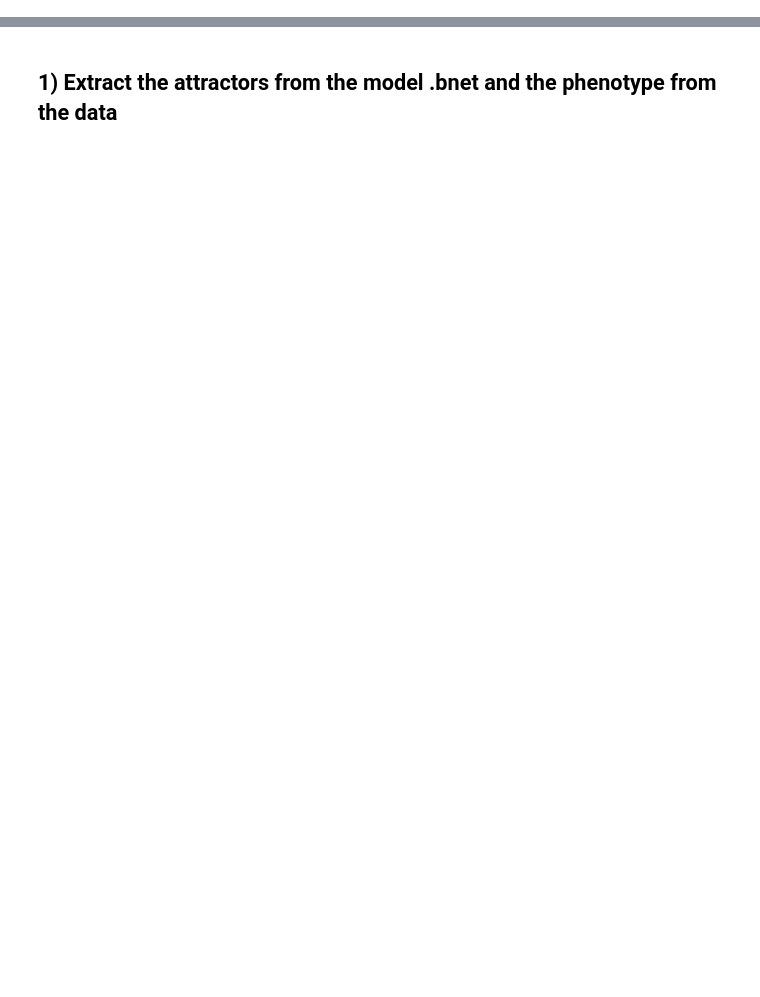
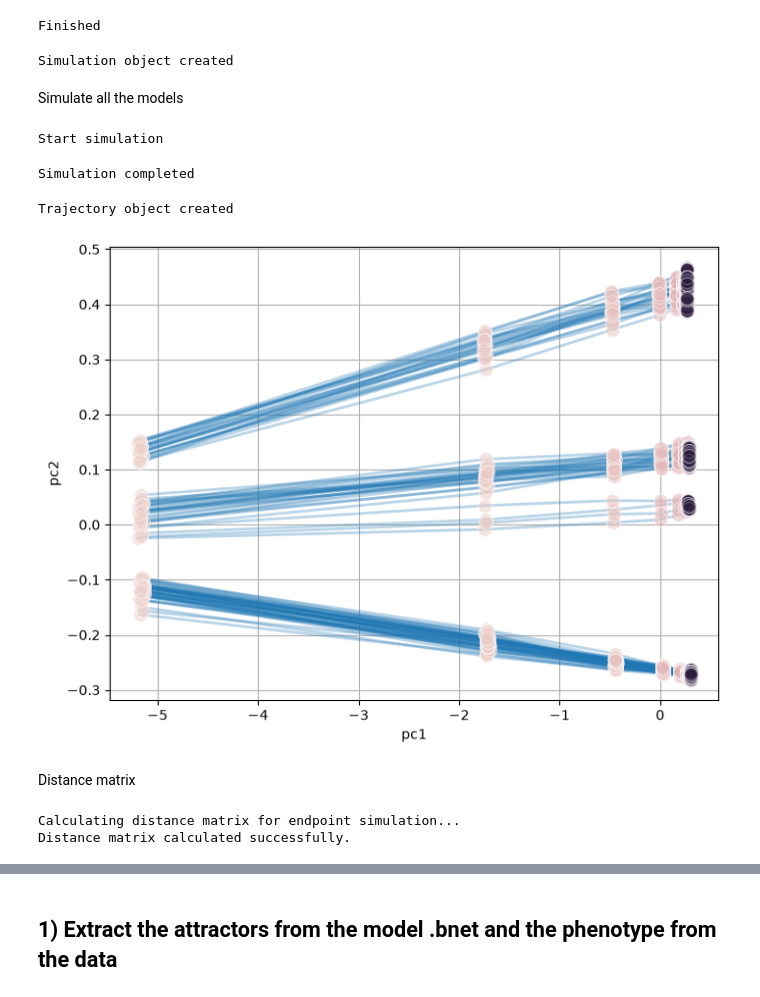
Before and after one commit to Augugustine/CITE-seq-analysis-CLL, a Jupyter notebook: 3- Boolean model/Evaluate_models.ipynb, the cells around one changed output, grey strips where cells are left out. Saved outputs shown, nothing was run; the diff lists cells and outputs as text; code cells hidden in the pictures; blank space fills up the shorter version.

Commit message:
upddate AstroLogic

```diff
--- a/3- Boolean model/Evaluate_models.ipynb
+++ b/3- Boolean model/Evaluate_models.ipynb
@@ -0,0 +14,52 @@
+# %%
+# === PARAMETERS ===
+models_folder = "ensemble/"
+output_directory = "/home/a.blanc-boekholt/Documents/Singlecell-R/Scripts/Plots"
+base_dir = Path("/home/a.blanc-boekholt/Documents/Singlecell-R/Scripts/Boolean_model_BoNesis/Bonesis_test/infer/bn/submin")
+final_dir = Path("/home/a.blanc-boekholt/Documents/Singlecell-R/Scripts/Boolean_model_BoNesis/Bonesis_test")
+# %%
+# Create a folder with the models
+# Final folder
+ensemble_dir = final_dir / "ensemble"
+ensemble_dir.mkdir(exist_ok=True)
+
+for folder in sorted(base_dir.iterdir()):
+    if not folder.is_dir():
+        continue
+    model_file = folder / "model.bnet"
+    if model_file.exists():
+        destination = ensemble_dir / f"model_{folder.name}.bnet"
+        shutil.copy2(model_file, destination)
+
+print("Finished")
+# %% [output]
+Finished
+# %%
+# Load the model path and create AstroLogics object
+model = ast.ensemble(models_folder, project_name = 'bonesis')
+model.create_simulation()
+# %% [output]
+Simulation object created
+# %% [markdown]
+Simulate all the models
+# %%
+# Configure simulation parameters
+model.simulation.update_parameters(max_time = 30, sample_count = 1000)
+model.simulation.run_simulation()
+# %% [output]
+Start simulation
+Simulation completed
+# %%
+model.create_trajectory()
+model.trajectory.pca_trajectory()
+model.trajectory.plot_pca_trajectory(color = 'timepoint')
+# %% [output]
+Trajectory object created
+[figure, added]
+# %% [markdown]
+Distance matrix
+# %%
+model.trajectory.calculate_distancematrix(mode = 'endpoint')
+# %% [output]
+Calculating distance matrix for endpoint simulation...
+Distance matrix calculated successfully.
```
Also changed, not shown: parts of 32 cells of this notebook, 1 other file.
